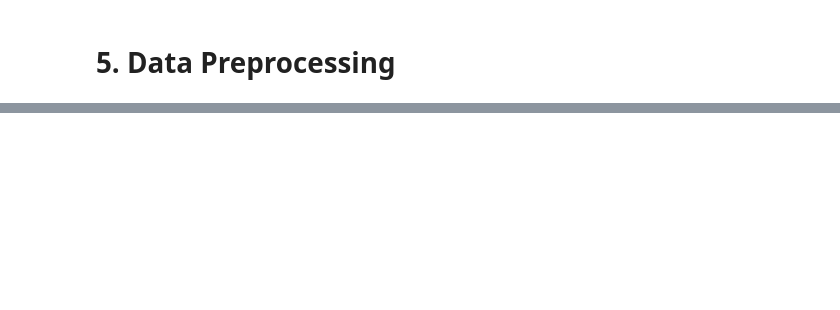
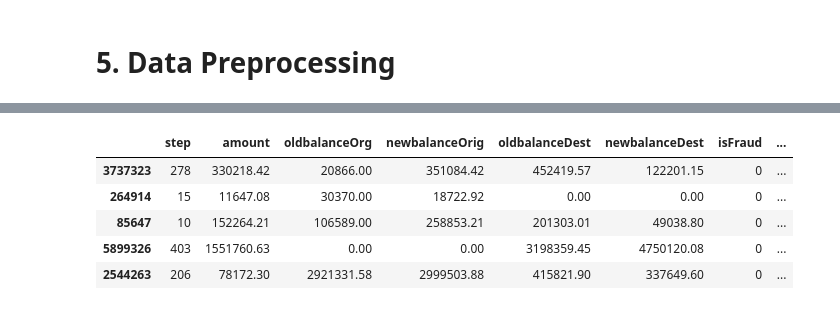
Before and after one commit to axzolotle/mlops-eksperimen-ml, a Jupyter notebook: preprocessing/Template_Eksperimen_MSML.ipynb, the cells around one changed output, grey strips where cells are left out. Cells and saved outputs as stored; diff of their text form; code cells hidden in the pictures; blank space fills up the shorter version.

```diff
--- a/preprocessing/Template_Eksperimen_MSML.ipynb
+++ b/preprocessing/Template_Eksperimen_MSML.ipynb
@@ -272 +236,16 @@ isFlaggedFraud    0
 dtype: int64
+# %%
+df_for_train.drop(columns=['nameOrig','nameDest'],inplace=True)
+# %%
+x = 230000
+df_small = df_for_train.sample(n=x, random_state=42)
+data_clean = df_small.to_csv("data_clean.csv", index=False)
+# %%
+df_small.head()
+# %% [output]
+|  | step | amount | oldbalanceOrg | newbalanceOrig | oldbalanceDest | newbalanceDest | isFraud | ... |
+| 3737323 | 278 | 330218.42 | 20866.00 | 351084.42 | 452419.57 | 122201.15 | 0 | ... |
+| 264914 | 15 | 11647.08 | 30370.00 | 18722.92 | 0.00 | 0.00 | 0 | ... |
+| 85647 | 10 | 152264.21 | 106589.00 | 258853.21 | 201303.01 | 49038.80 | 0 | ... |
+| 5899326 | 403 | 1551760.63 | 0.00 | 0.00 | 3198359.45 | 4750120.08 | 0 | ... |
+| 2544263 | 206 | 78172.30 | 2921331.58 | 2999503.88 | 415821.90 | 337649.60 | 0 | ... |
```
Also changed, not shown: parts of 14 cells of this notebook, 1 other file.
